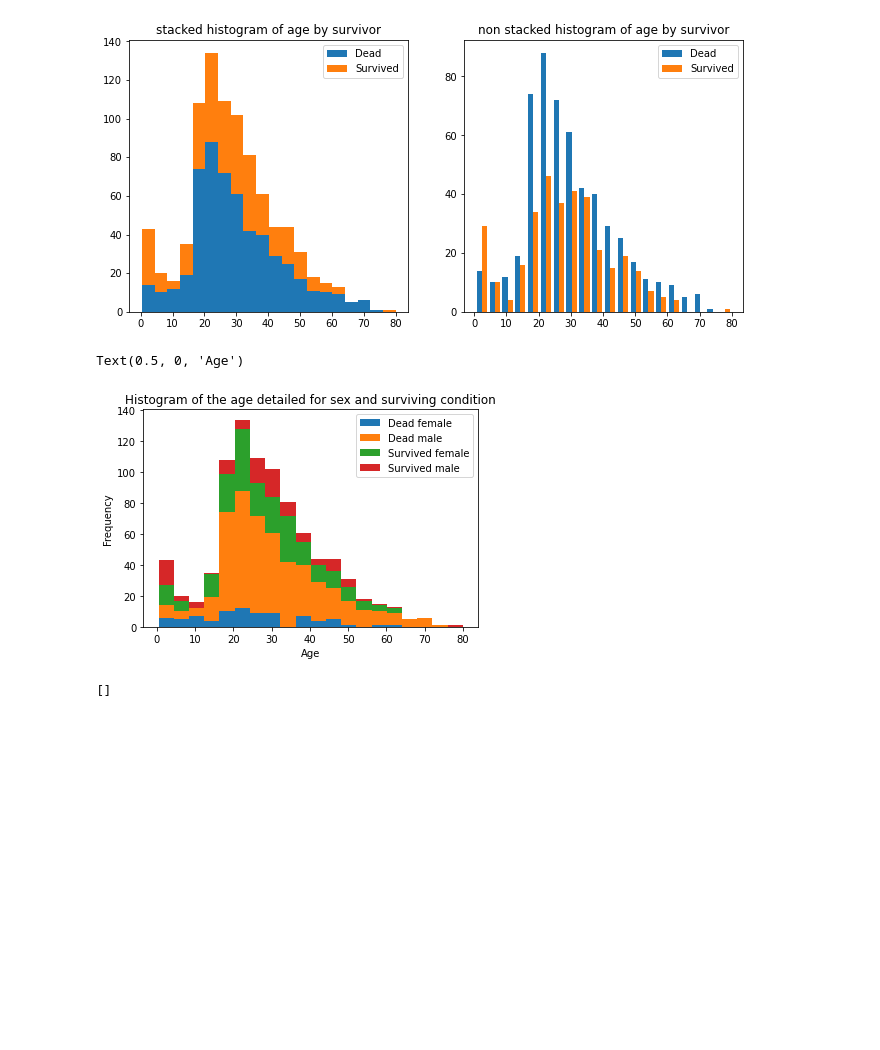
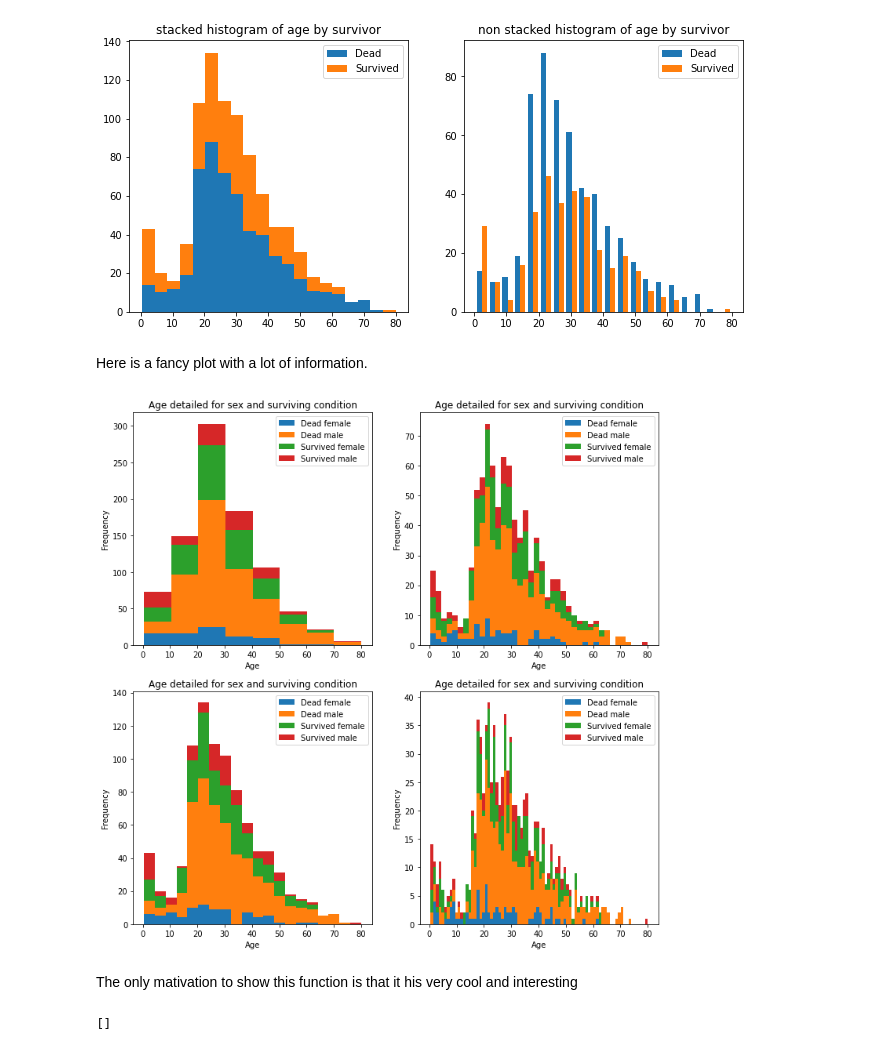
Before and after one commit to MartaVallejo/MachineLearning, a Jupyter notebook: DataPreprocessing.ipynb, the cells around one changed output. Drawn from its saved outputs; the diff is of its cells as text; code cells hidden in the pictures; blank space fills up the shorter version.

```diff
--- a/DataPreprocessing.ipynb
+++ b/DataPreprocessing.ipynb
@@ -234,16 +279,26 @@ plt.plot()
 # %% [output]
 []
 [figure]
-# %%
-counts = dataset.groupby(['Survived', 'Sex'], as_index=False)
-plt.hist([i[1]['Age'] for i in counts], stacked=True, label=[['Dead', 'Survived'][i[0][0]] + ' ' + i[0][1] for i in counts], bins=20)
-plt.legend()
-plt.title('Histogram of the age detailed for sex and surviving condition')
-plt.ylabel('Frequency')
-plt.xlabel('Age')
-# %% [output]
-Text(0.5, 0, 'Age')
-[figure, removed]
+# %% [markdown]
+Here is a fancy plot with a lot of information.
+# %%
+counts = dataset.groupby(['Survived', 'Sex'], as_index=False)
+fig, axs = plt.subplots(2,2, figsize=(12,12))
+axs[0][0].hist([i[1]['Age'] for i in counts], stacked=True, label=[['Dead', 'Survived'][i[0][0]] + ' ' + i[0][1] for i in counts], bins=8)
+axs[1][0].hist([i[1]['Age'] for i in counts], stacked=True, label=[['Dead', 'Survived'][i[0][0]] + ' ' + i[0][1] for i in counts], bins=20)
+axs[0][1].hist([i[1]['Age'] for i in counts], stacked=True, label=[['Dead', 'Survived'][i[0][0]] + ' ' + i[0][1] for i in counts], bins=40)
+axs[1][1].hist([i[1]['Age'] for i in counts], stacked=True, label=[['Dead', 'Survived'][i[0][0]] + ' ' + i[0][1] for i in counts], bins=80)
+
+for i in range(2):
+    for j in range(2):
+        axs[i][j].legend()
+        axs[i][j].set_title('Age detailed for sex and surviving condition')
+        axs[i][j].set_ylabel('Frequency')
+        axs[i][j].set_xlabel('Age')
+# %% [output]
+[figure, added]
+# %% [markdown]
+The only mativation to show this function is that it his very cool and interesting
 # %%
 plt.hist2d(dataset['Sex']=='male', dataset['Age'], alpha=0.9)
 plt.xticks([0,1], ['Dead', 'Alive'])
```
Also changed, not shown: parts of 22 cells of this notebook.
